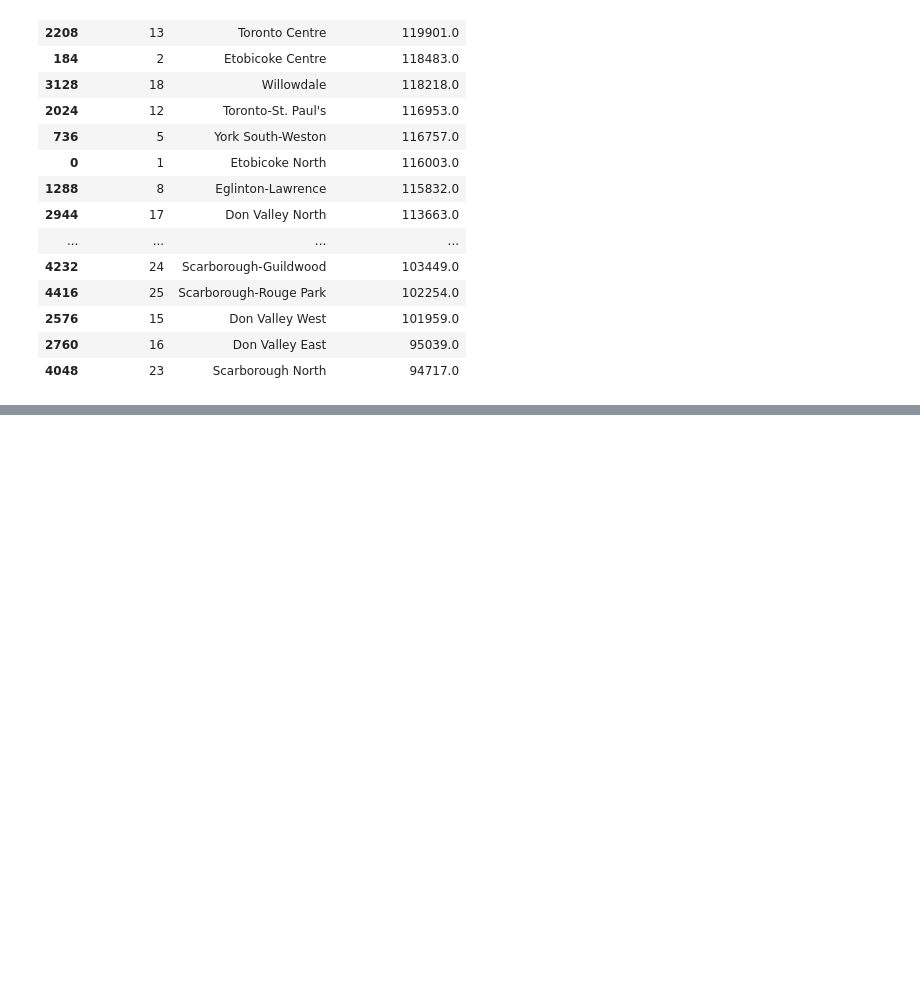
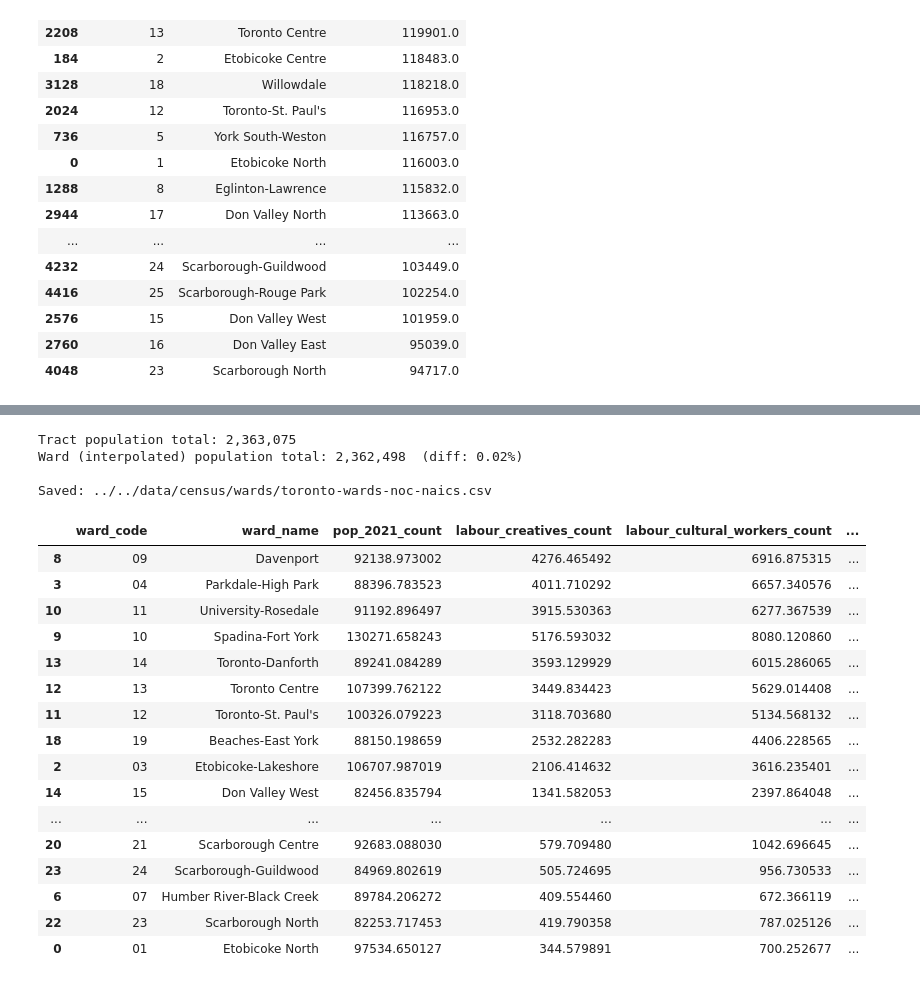
Before and after one commit to schoolofcities/eddit-tac, a Jupyter notebook: analysis/census/extract_census_wards.ipynb, the cells around one changed output, grey strips where cells are left out. Saved outputs shown, nothing was run; the diff lists cells and outputs as text; code cells hidden in the pictures; blank space fills up the shorter version.

Commit message:
Add NOC/NAICS interpolation

```diff
--- a/analysis/census/extract_census_wards.ipynb
+++ b/analysis/census/extract_census_wards.ipynb
@@ -515,0 +655,46 @@ Total Toronto population (sum of 25 wards): 2,794,356
+# %%
+# CELL 10 — Sanity checks + save
+
+assert len(ward_noc_naics) == 25, f"expected 25 wards, got {len(ward_noc_naics)}"
+assert ward_noc_naics["ward_code"].notna().all(), "unmapped ward_name in NOC/NAICS interpolation"
+
+# reconstruction check: interpolated population should sum back to ~ the tract total
+# (small diffs are OK -- a handful of tracts straddle city limits and lose a sliver
+# outside the 25 wards; large diffs would flag a join/overlay bug)
+tract_total_pop = noc_naics_gdf["pop_2021_count"].sum()
+ward_total_pop = ward_noc_naics["pop_2021_count"].sum()
+pct_diff = abs(ward_total_pop - tract_total_pop) / tract_total_pop
+print(f"Tract population total: {tract_total_pop:,.0f}")
+print(f"Ward (interpolated) population total: {ward_total_pop:,.0f}  (diff: {pct_diff:.2%})")
+assert pct_diff < 0.02, "interpolated ward population diverges too much from tract total"
+
+for pct_field in NOC_NAICS_PCT_FIELDS.values():
+    assert ward_noc_naics[pct_field].between(0, 100).all(), f"{pct_field} out of [0, 100] range"
+
+output_cols = ["ward_code", WARD_NAME_COL, *NOC_NAICS_COUNT_FIELDS, *NOC_NAICS_PCT_FIELDS.values()]
+ward_noc_naics[output_cols].to_csv(NOC_NAICS_OUTPUT, index=False)
+print(f"\nSaved: {NOC_NAICS_OUTPUT}")
+
+ward_noc_naics[output_cols].sort_values("labour_creatives_pct", ascending=False)
+# %% [output]
+Tract population total: 2,363,075
+Ward (interpolated) population total: 2,362,498  (diff: 0.02%)
+
+Saved: ../../data/census/wards/toronto-wards-noc-naics.csv
+|  | ward_code | ward_name | pop_2021_count | labour_creatives_count | labour_cultural_workers_count | ... |
+| 8 | 09 | Davenport | 92138.973002 | 4276.465492 | 6916.875315 | ... |
+| 3 | 04 | Parkdale-High Park | 88396.783523 | 4011.710292 | 6657.340576 | ... |
+| 10 | 11 | University-Rosedale | 91192.896497 | 3915.530363 | 6277.367539 | ... |
+| 9 | 10 | Spadina-Fort York | 130271.658243 | 5176.593032 | 8080.120860 | ... |
+| 13 | 14 | Toronto-Danforth | 89241.084289 | 3593.129929 | 6015.286065 | ... |
+| 12 | 13 | Toronto Centre | 107399.762122 | 3449.834423 | 5629.014408 | ... |
+| 11 | 12 | Toronto-St. Paul's | 100326.079223 | 3118.703680 | 5134.568132 | ... |
+| 18 | 19 | Beaches-East York | 88150.198659 | 2532.282283 | 4406.228565 | ... |
+| 2 | 03 | Etobicoke-Lakeshore | 106707.987019 | 2106.414632 | 3616.235401 | ... |
+| 14 | 15 | Don Valley West | 82456.835794 | 1341.582053 | 2397.864048 | ... |
+| ... | ... | ... | ... | ... | ... | ... |
+| 20 | 21 | Scarborough Centre | 92683.088030 | 579.709480 | 1042.696645 | ... |
+| 23 | 24 | Scarborough-Guildwood | 84969.802619 | 505.724695 | 956.730533 | ... |
+| 6 | 07 | Humber River-Black Creek | 89784.206272 | 409.554460 | 672.366119 | ... |
+| 22 | 23 | Scarborough North | 82253.717453 | 419.790358 | 787.025126 | ... |
+| 0 | 01 | Etobicoke North | 97534.650127 | 344.579891 | 700.252677 | ... |
```
Also changed, not shown: parts of 5 cells of this notebook, 1 other file.
